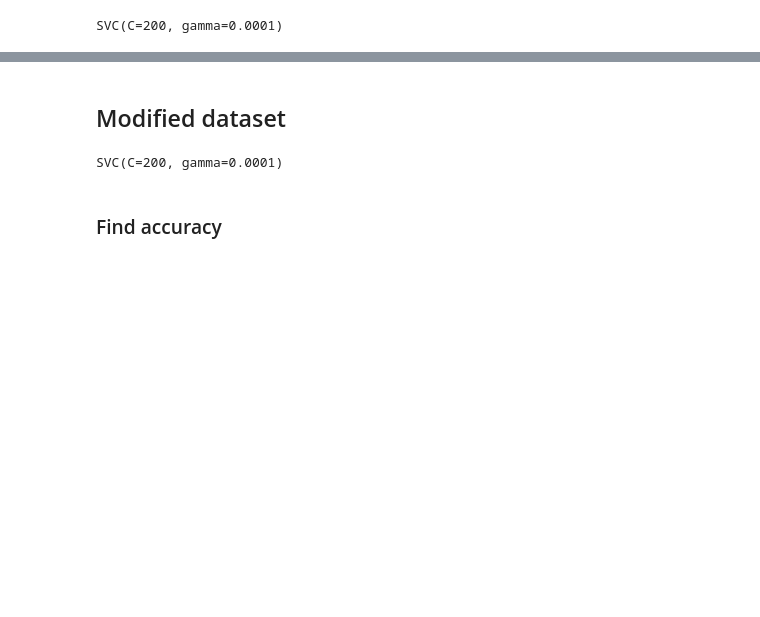
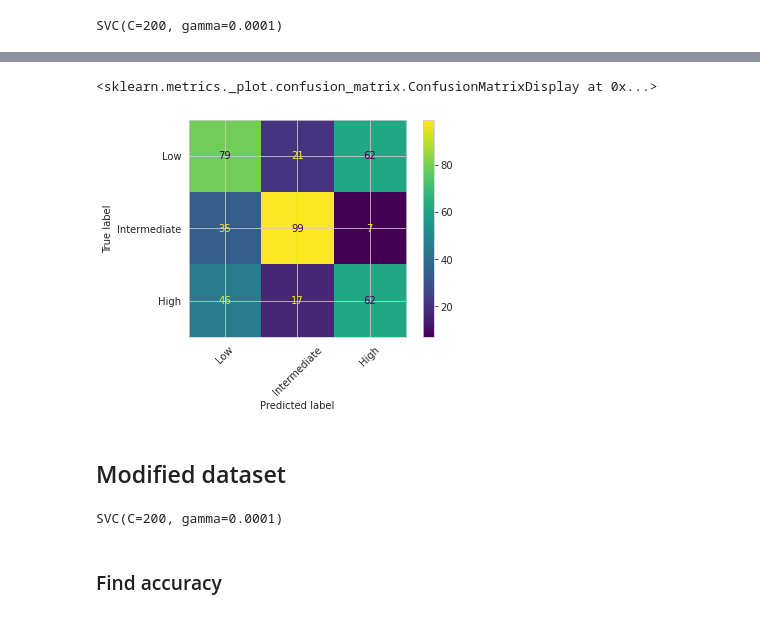
Before and after one commit to jjordanoc/robust-english-speech-fluency-classification, a Jupyter notebook: Audio Feature Extraction.ipynb, the cells around one changed output, grey strips where cells are left out. Drawn from its saved outputs; the diff is of its cells as text; code cells hidden in the pictures; blank space fills up the shorter version.

```diff
--- a/Audio Feature Extraction.ipynb
+++ b/Audio Feature Extraction.ipynb
@@ -330,0 +416,2 @@ cm_display.plot(cmap="inferno")
+# %%
+Y_pred = model.predict(X_test)
@@ -331,3 +420,13 @@ cm_display.plot(cmap="inferno")
+# %%
+from sklearn.metrics import confusion_matrix, ConfusionMatrixDisplay
+y_predict_non_category = [ np.argmax(t) for t in Y_pred ]
+y_test_non_category = [ np.argmax(t) for t in y_test ]
+cm = confusion_matrix(y_test_non_category, y_predict_non_category)
+cm_display = ConfusionMatrixDisplay(confusion_matrix=cm, display_labels=class_labels)
+cm_display.plot(xticks_rotation=45)
+# %% [output]
+<sklearn.metrics._plot.confusion_matrix.ConfusionMatrixDisplay at 0x...>
+[figure, added]
 # %% [markdown]
 ## Modified dataset
 # %%
```
Also changed, not shown: parts of 20 cells of this notebook, 1 other file.
